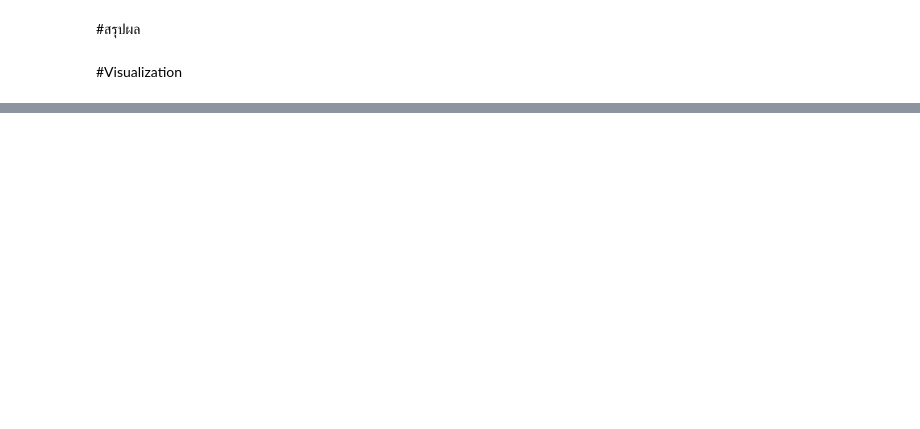
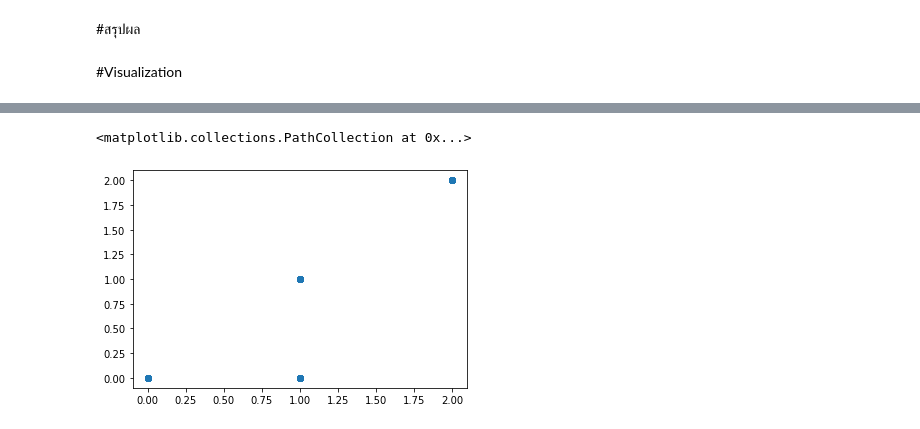
Before and after one commit to sskboonmee/DWDM21, a Jupyter notebook: Projectlookmhee.ipynb, the cells around one changed output, grey strips where cells are left out. Drawn from its saved outputs; the diff is of its cells as text; code cells hidden in the pictures; blank space fills up the shorter version.

```diff
--- a/Projectlookmhee.ipynb
+++ b/Projectlookmhee.ipynb
@@ -627,0 +718,5 @@ from matplotlib import pyplot as plt
+# %%
+plt.scatter(data_cut['mobile_group'],data_cut['population_group'])
+# %% [output]
+<matplotlib.collections.PathCollection at 0x...>
+[figure, added]
```
Also changed, not shown: parts of 19 cells of this notebook.
